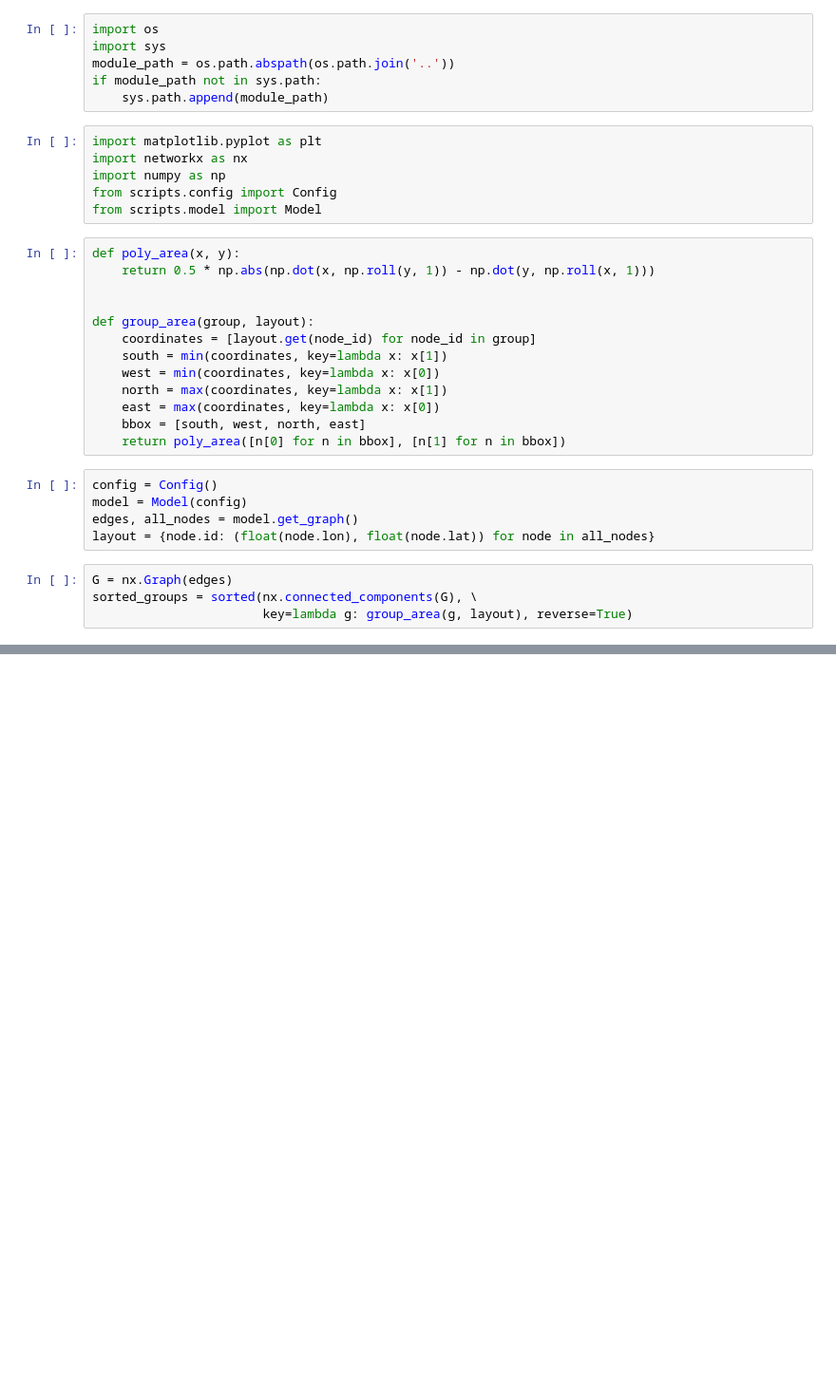
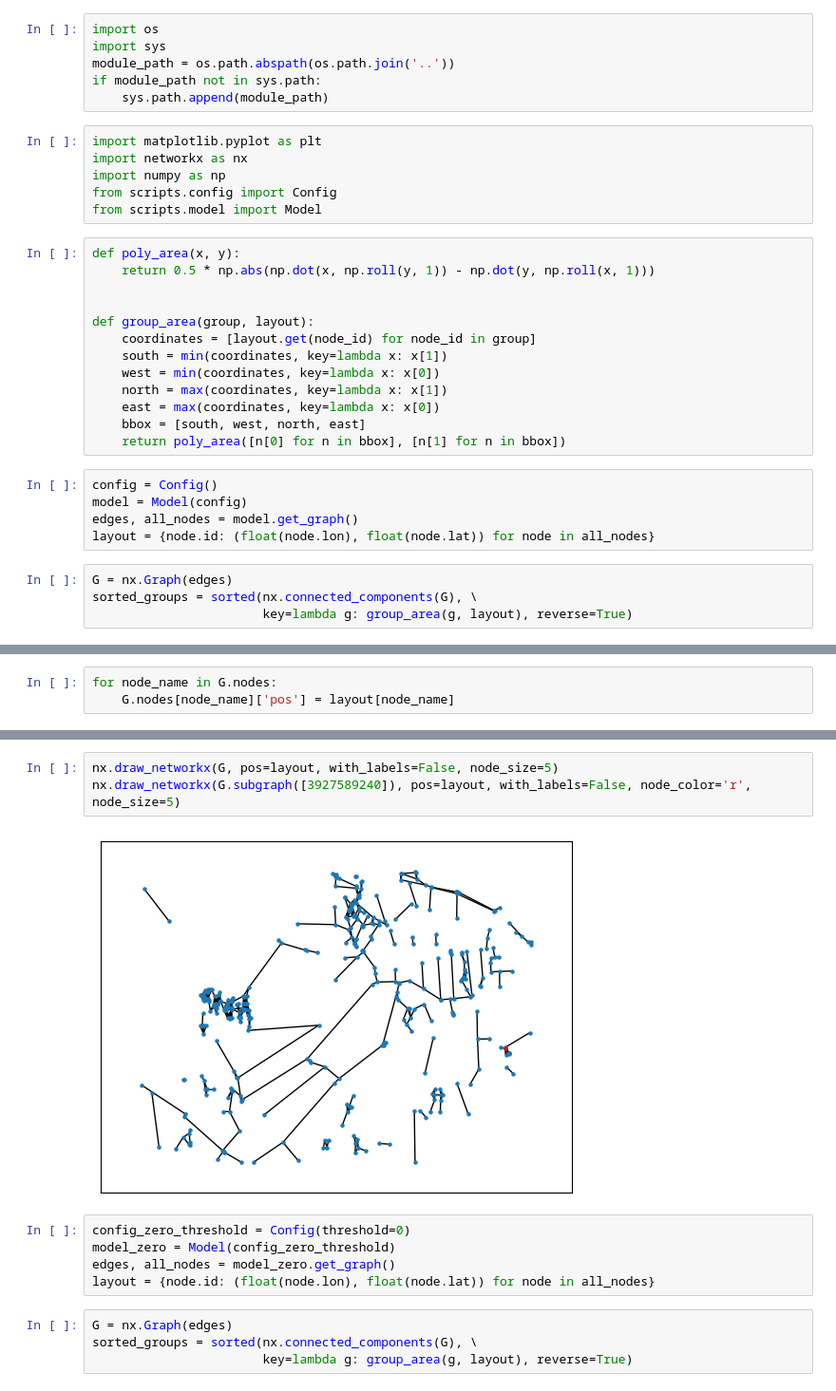
Before and after one commit to jxnw/cycle-routes, a Jupyter notebook: notebooks/example.ipynb, the cells around one changed output, grey strips where cells are left out. Shown at 95% size. Drawn from its saved outputs; the diff is of its cells as text; blank space fills up the shorter version.

```diff
--- a/notebooks/example.ipynb
+++ b/notebooks/example.ipynb
@@ -58,0 +45,3 @@ nx.draw_networkx(G_copy, pos=layout, with_labels=True, node_size=5, font_size=6)
+# %%
+for node_name in G.nodes:
+    G.nodes[node_name]['pos'] = layout[node_name]
@@ -58,0 +68,14 @@ nx.draw_networkx(G_copy, pos=layout, with_labels=True, node_size=5, font_size=6)
+# %%
+nx.draw_networkx(G, pos=layout, with_labels=False, node_size=5)
+nx.draw_networkx(G.subgraph([3927589240]), pos=layout, with_labels=False, node_color='r', node_size=5)
+# %% [output]
+[figure, added]
+# %%
+config_zero_threshold = Config(threshold=0)
+model_zero = Model(config_zero_threshold)
+edges, all_nodes = model_zero.get_graph()
+layout = {node.id: (float(node.lon), float(node.lat)) for node in all_nodes}
+# %%
+G = nx.Graph(edges)
+sorted_groups = sorted(nx.connected_components(G), \
+                       key=lambda g: group_area(g, layout), reverse=True)
```
Also changed, not shown: parts of 6 cells of this notebook, 5 other files.
